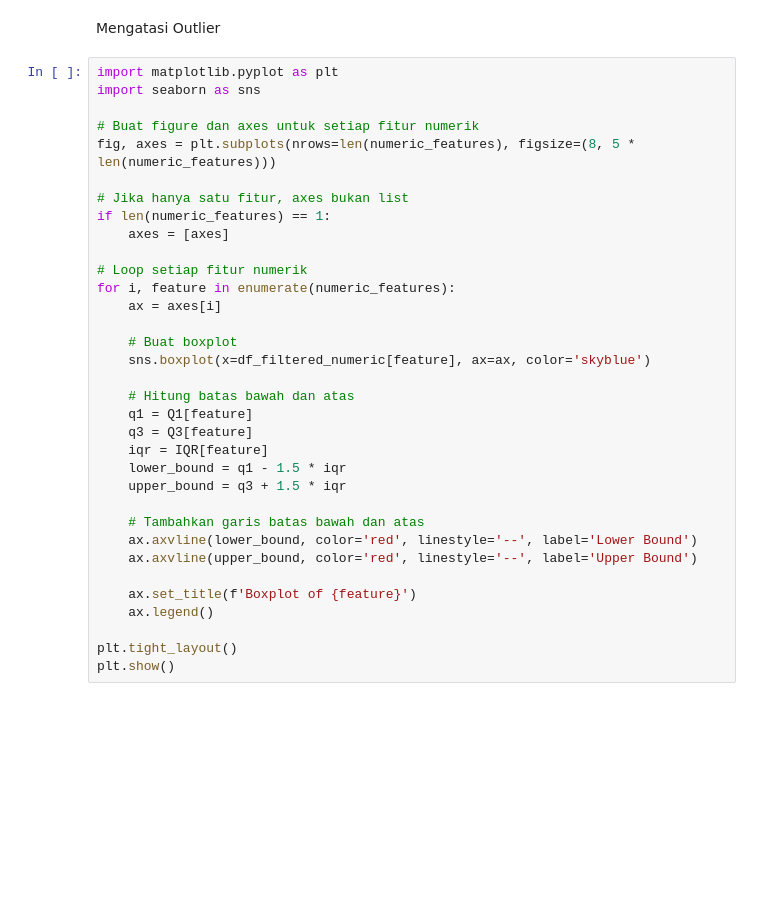
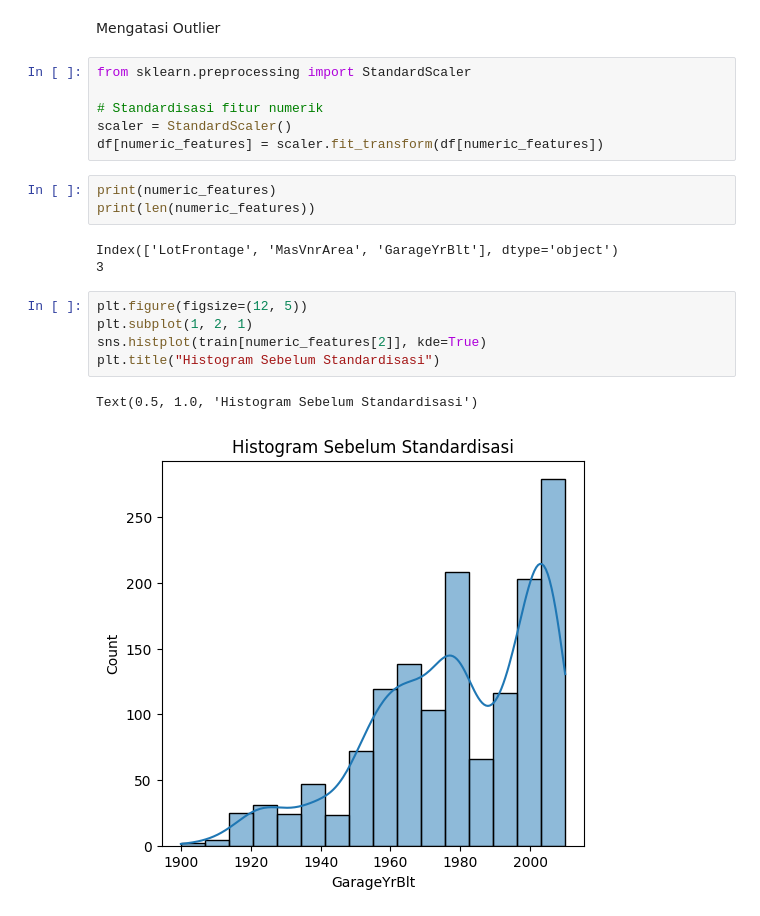
Before and after one commit to DifthaArianggaFirdaus/data_rumah_latihan, a Jupyter notebook: machine_learing.ipynb, the cells around one changed output. Cells and saved outputs as stored; diff of their text form; blank space fills up the shorter version.

```diff
--- a/machine_learing.ipynb
+++ b/machine_learing.ipynb
@@ -134,37 +134,23 @@ categorical_features = df.select_dtypes(include=['object']).columns
 df = pd.concat([df_filtered_numeric, df.loc[condition, categorical_features]], axis=1)
 # %% [markdown]
 Mengatasi Outlier
-# %%
-import matplotlib.pyplot as plt
-import seaborn as sns
-
-# Buat figure dan axes untuk setiap fitur numerik
-fig, axes = plt.subplots(nrows=len(numeric_features), figsize=(8, 5 * len(numeric_features)))
-
-# Jika hanya satu fitur, axes bukan list
-if len(numeric_features) == 1:
-    axes = [axes]
-
-# Loop setiap fitur numerik
-for i, feature in enumerate(numeric_features):
-    ax = axes[i]
-
-    # Buat boxplot
-    sns.boxplot(x=df_filtered_numeric[feature], ax=ax, color='skyblue')
-
-    # Hitung batas bawah dan atas
-    q1 = Q1[feature]
-    q3 = Q3[feature]
-    iqr = IQR[feature]
-    lower_bound = q1 - 1.5 * iqr
-    upper_bound = q3 + 1.5 * iqr
-
-    # Tambahkan garis batas bawah dan atas
-    ax.axvline(lower_bound, color='red', linestyle='--', label='Lower Bound')
-    ax.axvline(upper_bound, color='red', linestyle='--', label='Upper Bound')
-
-    ax.set_title(f'Boxplot of {feature}')
-    ax.legend()
-
-plt.tight_layout()
-plt.show()
+# %%
+from sklearn.preprocessing import StandardScaler
+
+# Standardisasi fitur numerik
+scaler = StandardScaler()
+df[numeric_features] = scaler.fit_transform(df[numeric_features])
+# %%
+print(numeric_features)
+print(len(numeric_features))
+# %% [output]
+Index(['LotFrontage', 'MasVnrArea', 'GarageYrBlt'], dtype='object')
+3
+# %%
+plt.figure(figsize=(12, 5))
+plt.subplot(1, 2, 1)
+sns.histplot(train[numeric_features[2]], kde=True)
+plt.title("Histogram Sebelum Standardisasi")
+# %% [output]
+Text(0.5, 1.0, 'Histogram Sebelum Standardisasi')
+[figure, added]
```
Also changed, not shown: parts of 2 cells of this notebook.
